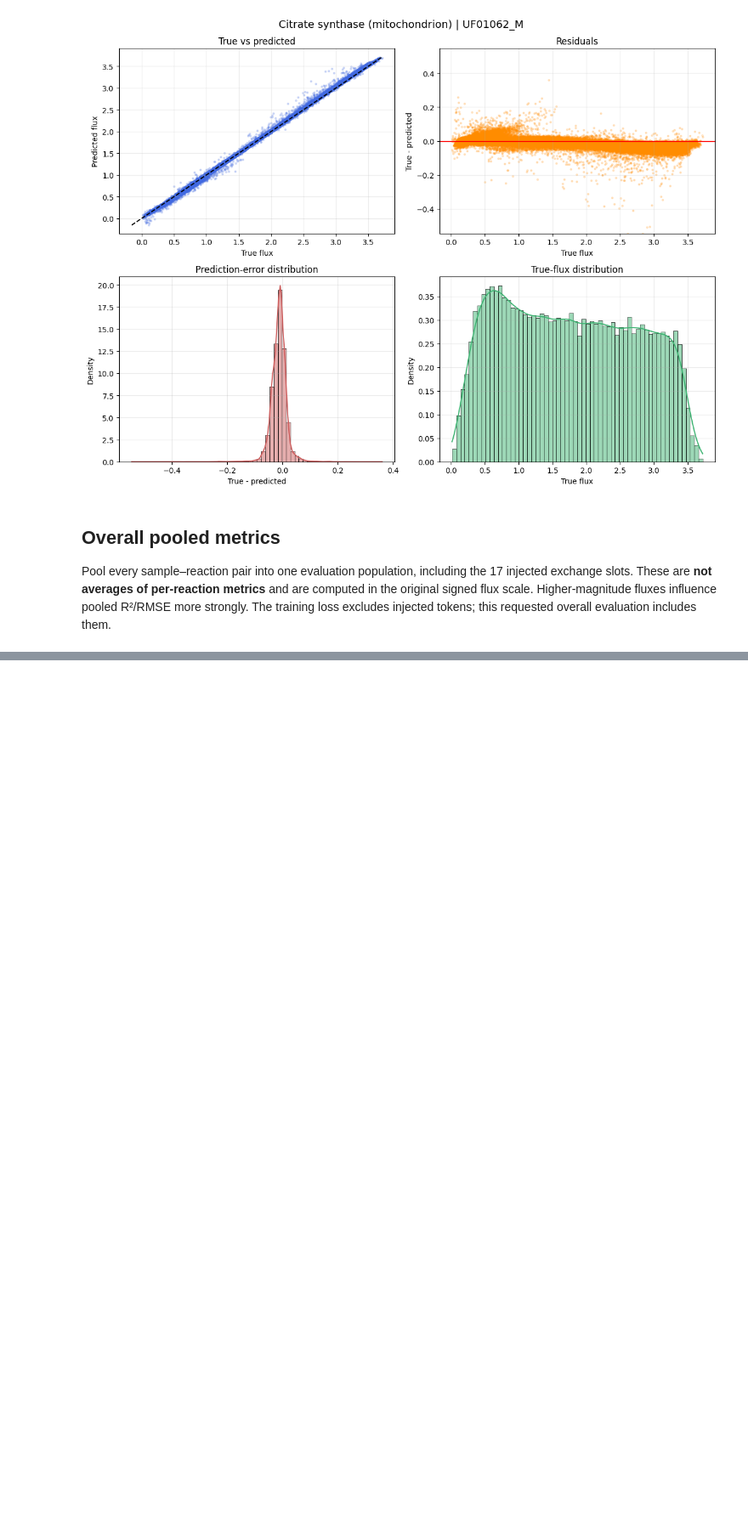
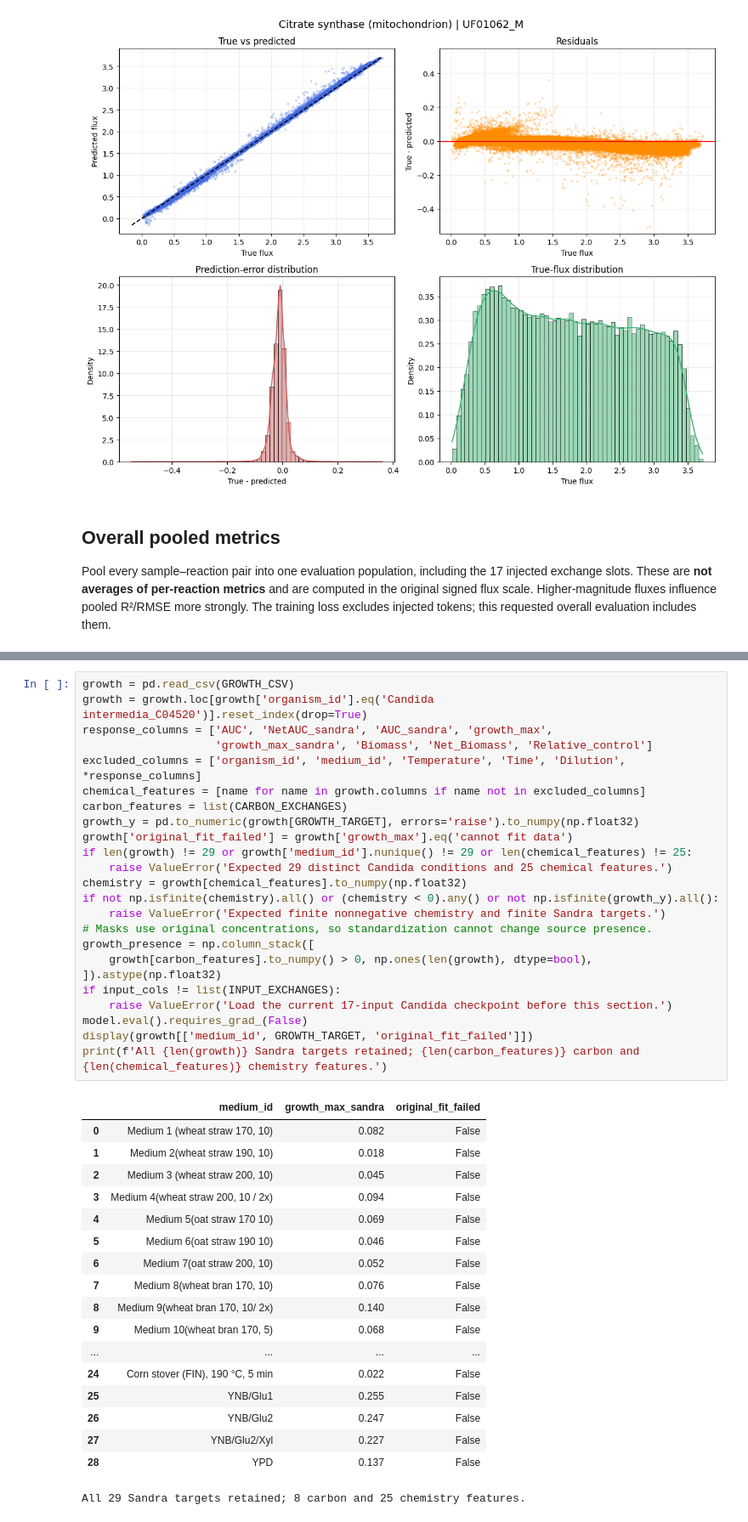
Before and after one commit to ruokokoski/metabolic-NN, a Jupyter notebook: candida_intermedia_model_testing.ipynb, the cells around one changed output, grey strips where cells are left out. Shown at 85% size. Cells and saved outputs as stored; diff of their text form; blank space fills up the shorter version.

```diff
--- a/candida_intermedia_model_testing.ipynb
+++ b/candida_intermedia_model_testing.ipynb
@@ -292,0 +329,43 @@ RMSE : 0.027953
+# %%
+growth = pd.read_csv(GROWTH_CSV)
+growth = growth.loc[growth['organism_id'].eq('Candida intermedia_C04520')].reset_index(drop=True)
+response_columns = ['AUC', 'NetAUC_sandra', 'AUC_sandra', 'growth_max',
+                    'growth_max_sandra', 'Biomass', 'Net_Biomass', 'Relative_control']
+excluded_columns = ['organism_id', 'medium_id', 'Temperature', 'Time', 'Dilution', *response_columns]
+chemical_features = [name for name in growth.columns if name not in excluded_columns]
+carbon_features = list(CARBON_EXCHANGES)
+growth_y = pd.to_numeric(growth[GROWTH_TARGET], errors='raise').to_numpy(np.float32)
+growth['original_fit_failed'] = growth['growth_max'].eq('cannot fit data')
+if len(growth) != 29 or growth['medium_id'].nunique() != 29 or len(chemical_features) != 25:
+    raise ValueError('Expected 29 distinct Candida conditions and 25 chemical features.')
+chemistry = growth[chemical_features].to_numpy(np.float32)
+if not np.isfinite(chemistry).all() or (chemistry < 0).any() or not np.isfinite(growth_y).all():
+    raise ValueError('Expected finite nonnegative chemistry and finite Sandra targets.')
+# Masks use original concentrations, so standardization cannot change source presence.
+growth_presence = np.column_stack([
+    growth[carbon_features].to_numpy() > 0, np.ones(len(growth), dtype=bool),
+]).astype(np.float32)
+if input_cols != list(INPUT_EXCHANGES):
+    raise ValueError('Load the current 17-input Candida checkpoint before this section.')
+model.eval().requires_grad_(False)
+display(growth[['medium_id', GROWTH_TARGET, 'original_fit_failed']])
+print(f'All {len(growth)} Sandra targets retained; {len(carbon_features)} carbon and {len(chemical_features)} chemistry features.')
+# %% [output]
+|  | medium_id | growth_max_sandra | original_fit_failed |
+| 0 | Medium 1 (wheat straw 170, 10) | 0.082 | False |
+| 1 | Medium 2(wheat straw 190, 10) | 0.018 | False |
+| 2 | Medium 3 (wheat straw 200, 10) | 0.045 | False |
+| 3 | Medium 4(wheat straw 200, 10 / 2x) | 0.094 | False |
+| 4 | Medium 5(oat straw 170 10) | 0.069 | False |
+| 5 | Medium 6(oat straw 190 10) | 0.046 | False |
+| 6 | Medium 7(oat straw 200, 10) | 0.052 | False |
+| 7 | Medium 8(wheat bran 170, 10) | 0.076 | False |
+| 8 | Medium 9(wheat bran 170, 10/ 2x) | 0.140 | False |
+| 9 | Medium 10(wheat bran 170, 5) | 0.068 | False |
+| ... | ... | ... | ... |
+| 24 | Corn stover (FIN), 190 °C, 5 min | 0.022 | False |
+| 25 | YNB/Glu1 | 0.255 | False |
+| 26 | YNB/Glu2 | 0.247 | False |
+| 27 | YNB/Glu2/Xyl | 0.227 | False |
+| 28 | YPD | 0.137 | False |
+All 29 Sandra targets retained; 8 carbon and 25 chemistry features.
```
Also changed, not shown: parts of 21 cells of this notebook, 8 other files.
